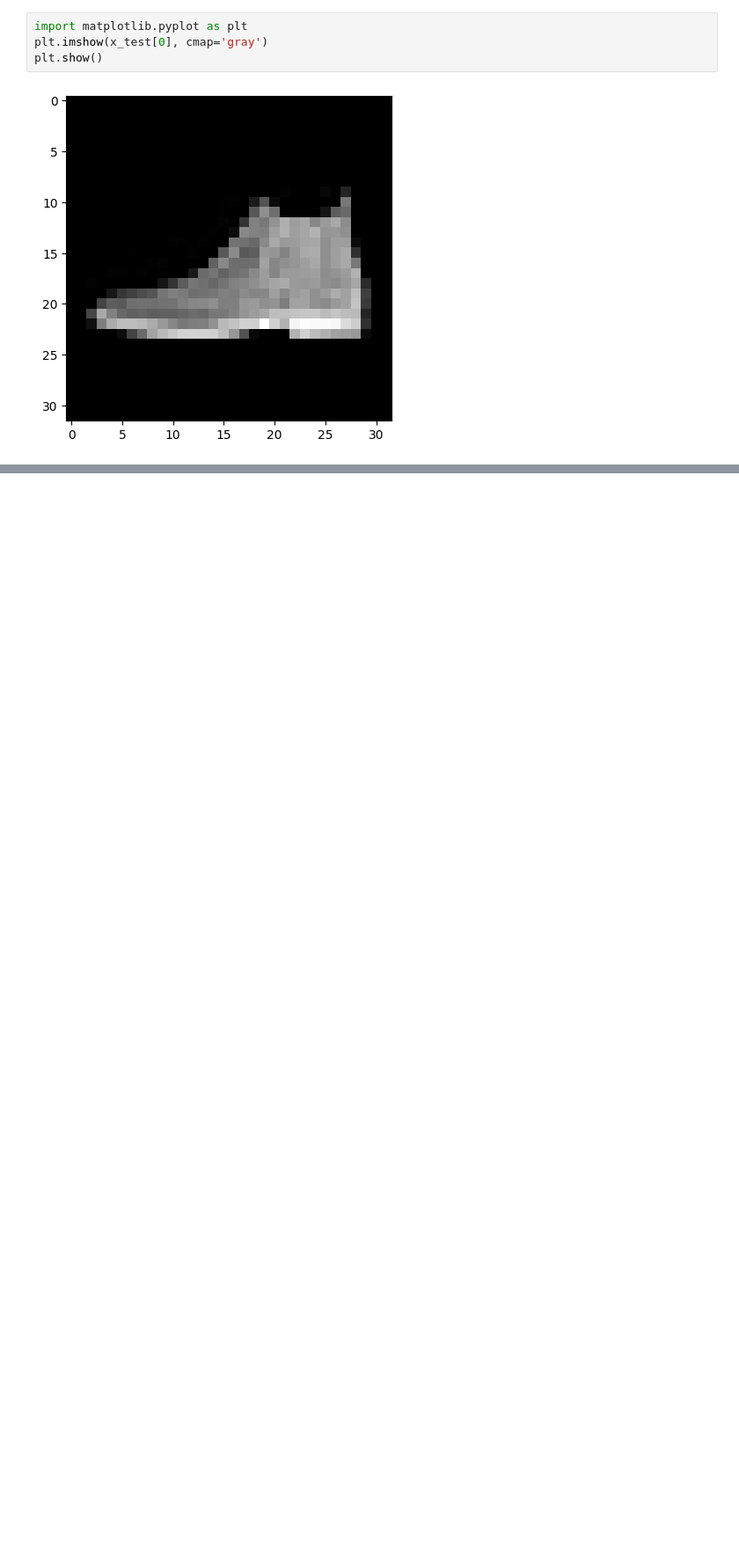
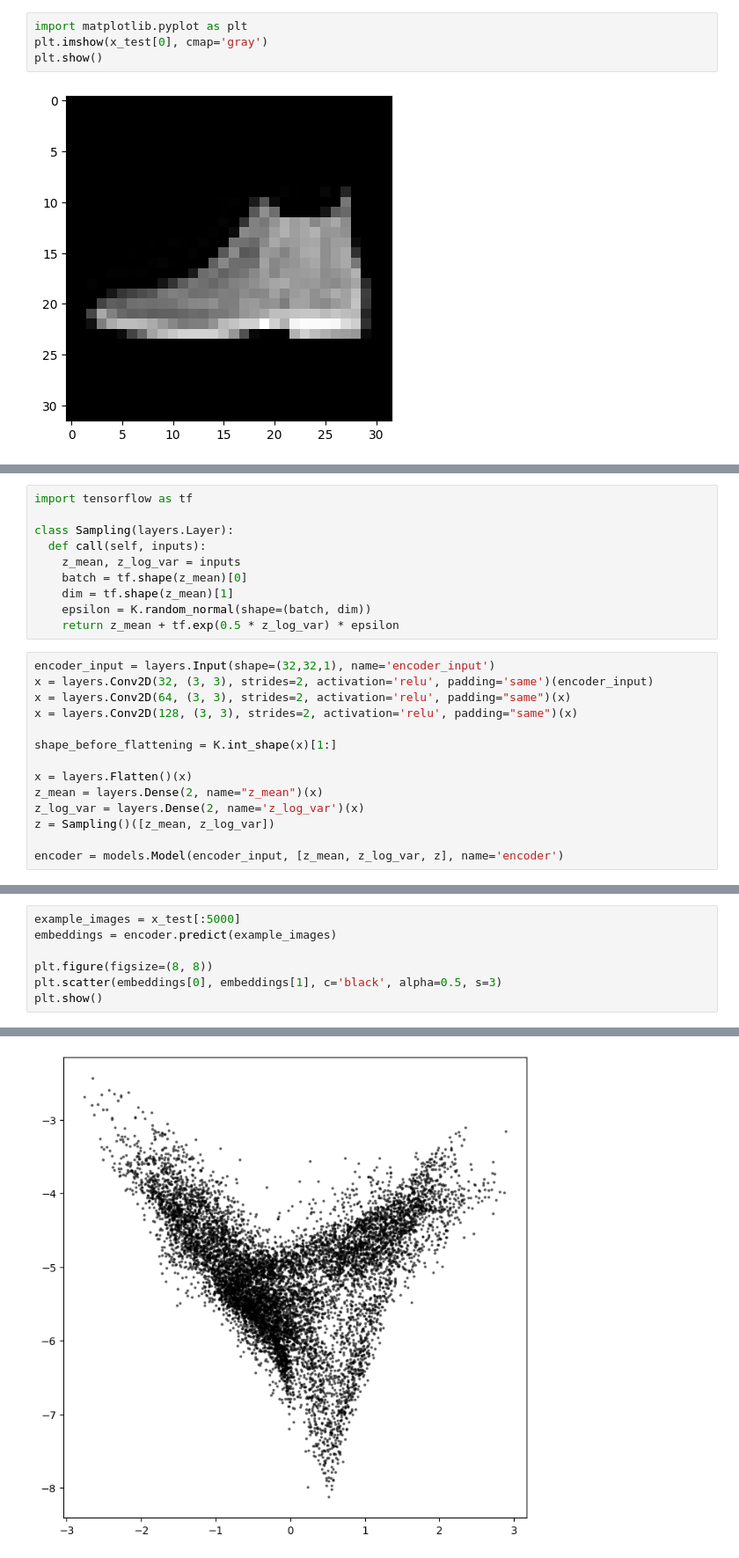
Before and after one commit to Misceria/Data-Science-Training, a Jupyter notebook: generative_networks/generative_deep_learning_book/GDL_autoencoders.ipynb, the cells around one changed output, grey strips where cells are left out. Shown at 88% size. Saved outputs shown, nothing was run; the diff lists cells and outputs as text; blank space fills up the shorter version.

```diff
--- a/generative_networks/generative_deep_learning_book/GDL_autoencoders.ipynb
+++ b/generative_networks/generative_deep_learning_book/GDL_autoencoders.ipynb
@@ -144,0 +152,24 @@ phin
+# %%
+import tensorflow as tf
+
+class Sampling(layers.Layer):
+  def call(self, inputs):
+    z_mean, z_log_var = inputs
+    batch = tf.shape(z_mean)[0]
+    dim = tf.shape(z_mean)[1]
+    epsilon = K.random_normal(shape=(batch, dim))
+    return z_mean + tf.exp(0.5 * z_log_var) * epsilon
+# %%
+encoder_input = layers.Input(shape=(32,32,1), name='encoder_input')
+x = layers.Conv2D(32, (3, 3), strides=2, activation='relu', padding='same')(encoder_input)
+x = layers.Conv2D(64, (3, 3), strides=2, activation='relu', padding="same")(x)
+x = layers.Conv2D(128, (3, 3), strides=2, activation='relu', padding="same")(x)
+
+shape_before_flattening = K.int_shape(x)[1:]
+
+x = layers.Flatten()(x)
+z_mean = layers.Dense(2, name="z_mean")(x)
+z_log_var = layers.Dense(2, name='z_log_var')(x)
+z = Sampling()([z_mean, z_log_var])
+
+encoder = models.Model(encoder_input, [z_mean, z_log_var, z], name='encoder')
@@ -144,0 +271,8 @@ phin
+# %%
+example_images = x_test[:5000]
+embeddings = encoder.predict(example_images)
+
+plt.figure(figsize=(8, 8))
+plt.scatter(embeddings[0], embeddings[1], c='black', alpha=0.5, s=3)
+plt.show()
+# %% [output]
@@ -144,0 +280 @@ phin
+[figure, added]
```
Also changed, not shown: parts of 15 cells of this notebook, 1 other file.
